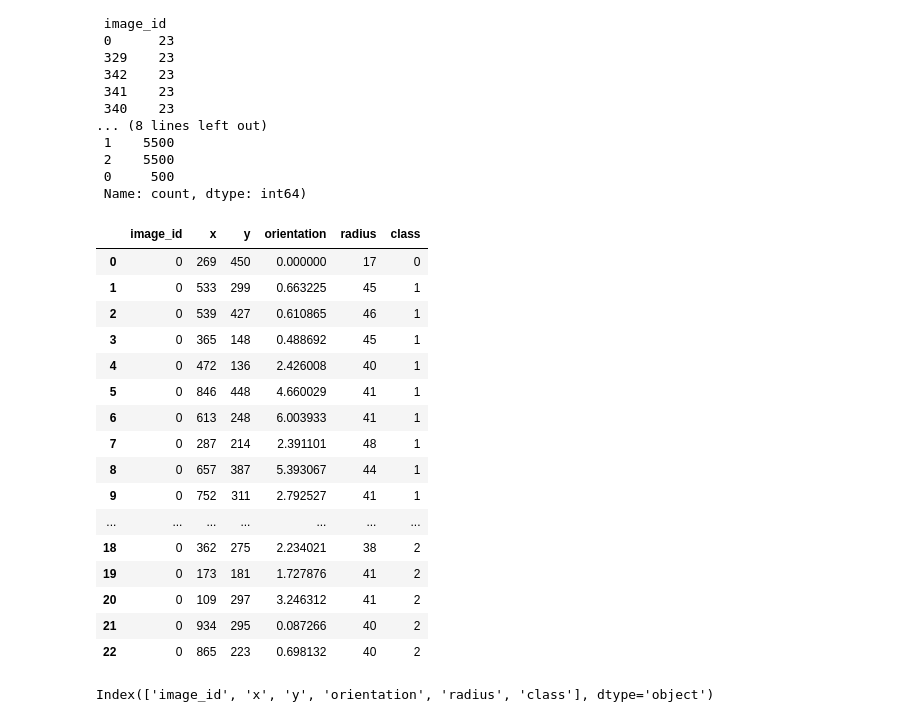
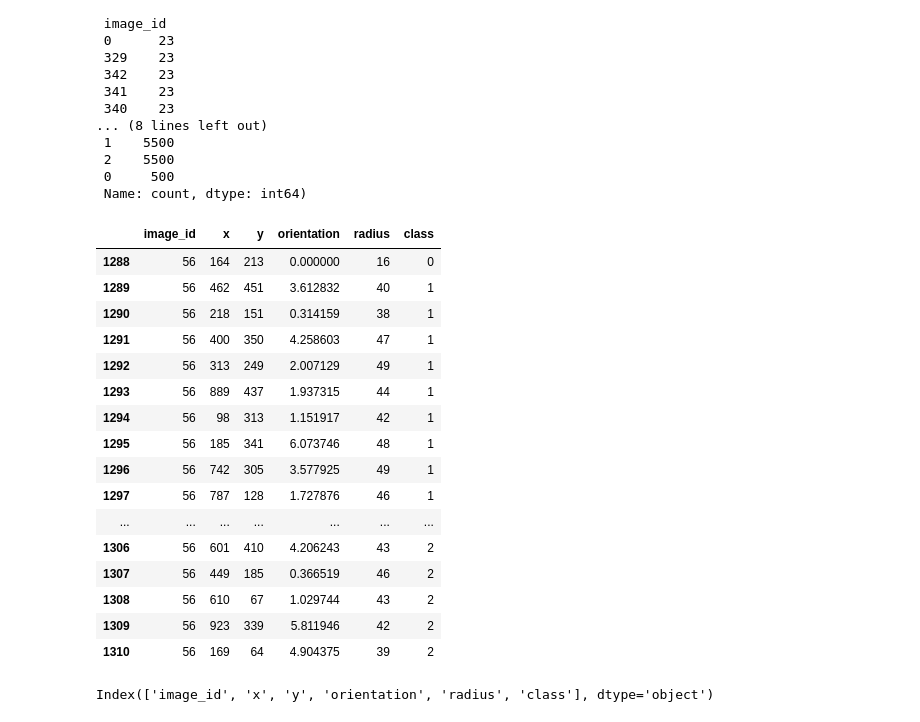
Before and after one commit to oleksandr-diudiun/mlx-week4, a Jupyter notebook: kai.ipynb, the cells around one changed output. Saved outputs shown, nothing was run; the diff lists cells and outputs as text; code cells hidden in the pictures.

```diff
--- a/kai.ipynb
+++ b/kai.ipynb
@@ -26,25 +26,25 @@ labels_df.head(), labels_df['image_id'].value_counts(), labels_df['class'].value
  0     500
  Name: count, dtype: int64)
 # %%
-labels_df[labels_df['image_id']==0]
+labels_df[labels_df['image_id']==56]
 # %% [output]
 |  | image_id | x | y | orientation | radius | class |
-| 0 | 0 | 269 | 450 | 0.000000 | 17 | 0 |
-| 1 | 0 | 533 | 299 | 0.663225 | 45 | 1 |
-| 2 | 0 | 539 | 427 | 0.610865 | 46 | 1 |
-| 3 | 0 | 365 | 148 | 0.488692 | 45 | 1 |
-| 4 | 0 | 472 | 136 | 2.426008 | 40 | 1 |
-| 5 | 0 | 846 | 448 | 4.660029 | 41 | 1 |
-| 6 | 0 | 613 | 248 | 6.003933 | 41 | 1 |
-| 7 | 0 | 287 | 214 | 2.391101 | 48 | 1 |
-| 8 | 0 | 657 | 387 | 5.393067 | 44 | 1 |
-| 9 | 0 | 752 | 311 | 2.792527 | 41 | 1 |
+| 1288 | 56 | 164 | 213 | 0.000000 | 16 | 0 |
+| 1289 | 56 | 462 | 451 | 3.612832 | 40 | 1 |
+| 1290 | 56 | 218 | 151 | 0.314159 | 38 | 1 |
+| 1291 | 56 | 400 | 350 | 4.258603 | 47 | 1 |
+| 1292 | 56 | 313 | 249 | 2.007129 | 49 | 1 |
+| 1293 | 56 | 889 | 437 | 1.937315 | 44 | 1 |
+| 1294 | 56 | 98 | 313 | 1.151917 | 42 | 1 |
+| 1295 | 56 | 185 | 341 | 6.073746 | 48 | 1 |
+| 1296 | 56 | 742 | 305 | 3.577925 | 49 | 1 |
+| 1297 | 56 | 787 | 128 | 1.727876 | 46 | 1 |
 | ... | ... | ... | ... | ... | ... | ... |
-| 18 | 0 | 362 | 275 | 2.234021 | 38 | 2 |
-| 19 | 0 | 173 | 181 | 1.727876 | 41 | 2 |
-| 20 | 0 | 109 | 297 | 3.246312 | 41 | 2 |
-| 21 | 0 | 934 | 295 | 0.087266 | 40 | 2 |
-| 22 | 0 | 865 | 223 | 0.698132 | 40 | 2 |
+| 1306 | 56 | 601 | 410 | 4.206243 | 43 | 2 |
+| 1307 | 56 | 449 | 185 | 0.366519 | 46 | 2 |
+| 1308 | 56 | 610 | 67 | 1.029744 | 43 | 2 |
+| 1309 | 56 | 923 | 339 | 5.811946 | 42 | 2 |
+| 1310 | 56 | 169 | 64 | 4.904375 | 39 | 2 |
 # %%
 labels_df.columns
 # %% [output]
```
Also changed, not shown: parts of 2 cells of this notebook.
